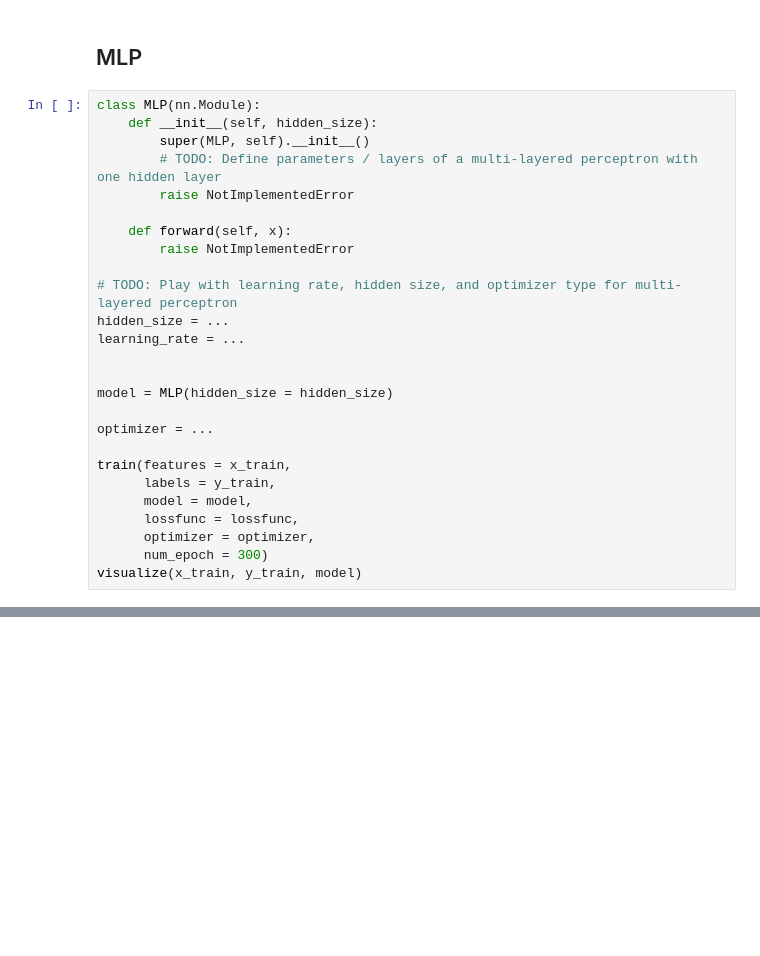
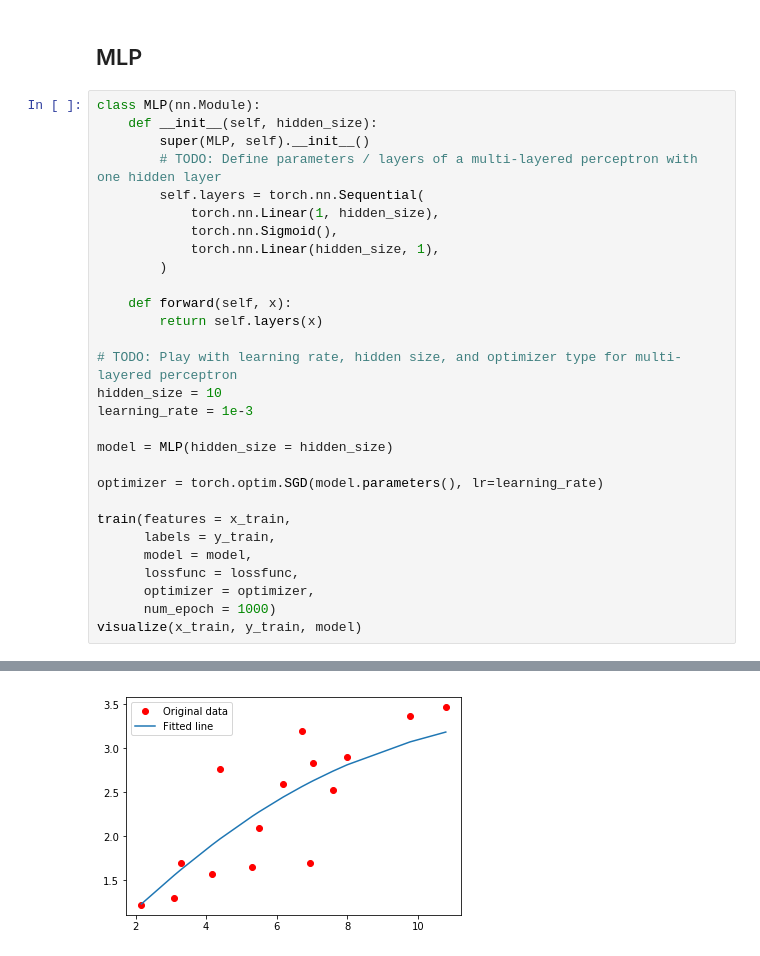
Before and after one commit to sergeivolodin/EPFL_ML_Course, a Jupyter notebook: labs/ex11/template/ex11.ipynb, the cells around one changed output, grey strips where cells are left out. Saved outputs shown, nothing was run; the diff lists cells and outputs as text; blank space fills up the shorter version.

```diff
--- a/labs/ex11/template/ex11.ipynb
+++ b/labs/ex11/template/ex11.ipynb
@@ -138,24 +150,28 @@ class MLP(nn.Module):
     def __init__(self, hidden_size):
         super(MLP, self).__init__()
         # TODO: Define parameters / layers of a multi-layered perceptron with one hidden layer
-        raise NotImplementedError
+        self.layers = torch.nn.Sequential(
+            torch.nn.Linear(1, hidden_size),
+            torch.nn.Sigmoid(),
+            torch.nn.Linear(hidden_size, 1),
+        )
 
     def forward(self, x):
-        raise NotImplementedError
+        return self.layers(x)
 
 # TODO: Play with learning rate, hidden size, and optimizer type for multi-layered perceptron
-hidden_size = ...
-learning_rate = ...
-
+hidden_size = 10
+learning_rate = 1e-3
 
 model = MLP(hidden_size = hidden_size)
 
-optimizer = ...
+optimizer = torch.optim.SGD(model.parameters(), lr=learning_rate)
 
 train(features = x_train,
       labels = y_train,
       model = model,
       lossfunc = lossfunc,
       optimizer = optimizer,
-      num_epoch = 300)
+      num_epoch = 1000)
 visualize(x_train, y_train, model)
+# %% [output]
@@ -161,0 +195 @@ visualize(x_train, y_train, model)
+[figure, added]
```
Also changed, not shown: parts of 4 cells of this notebook.
